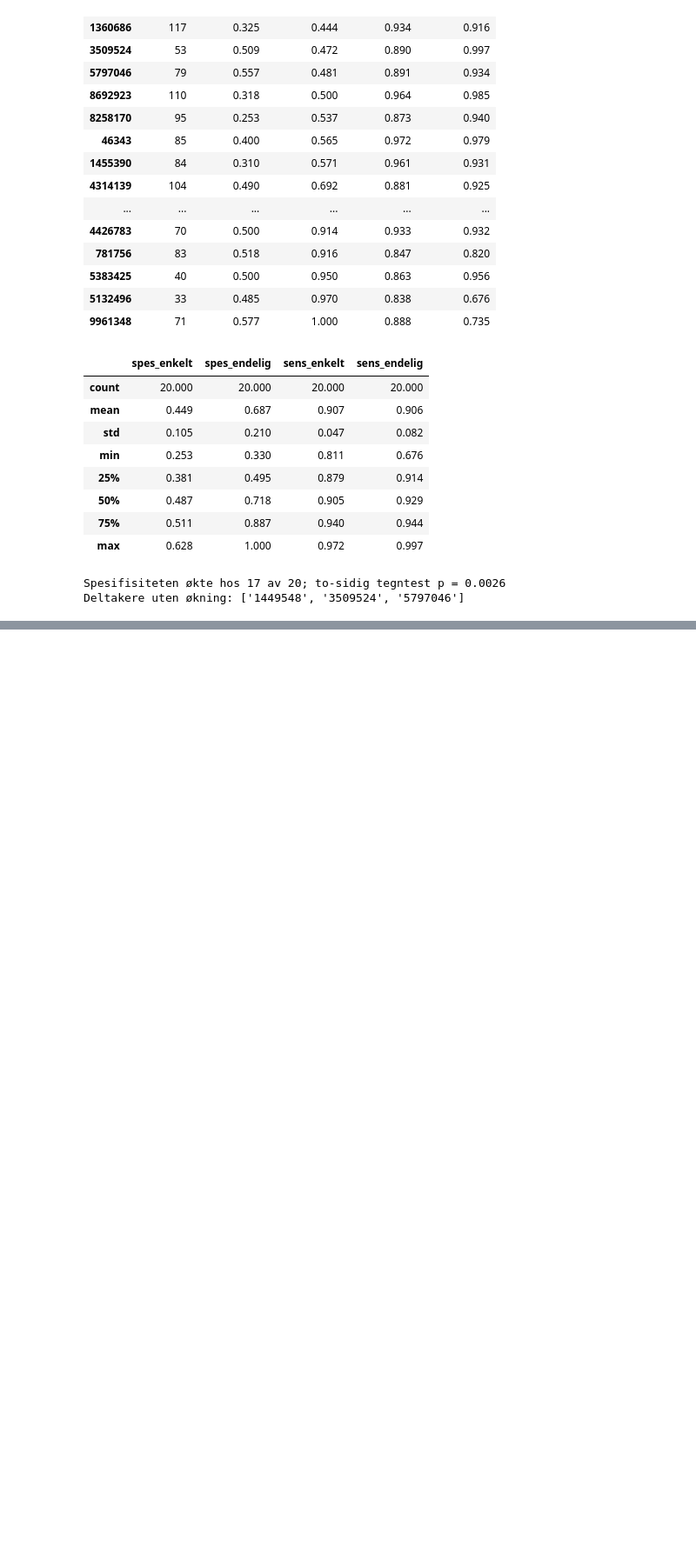
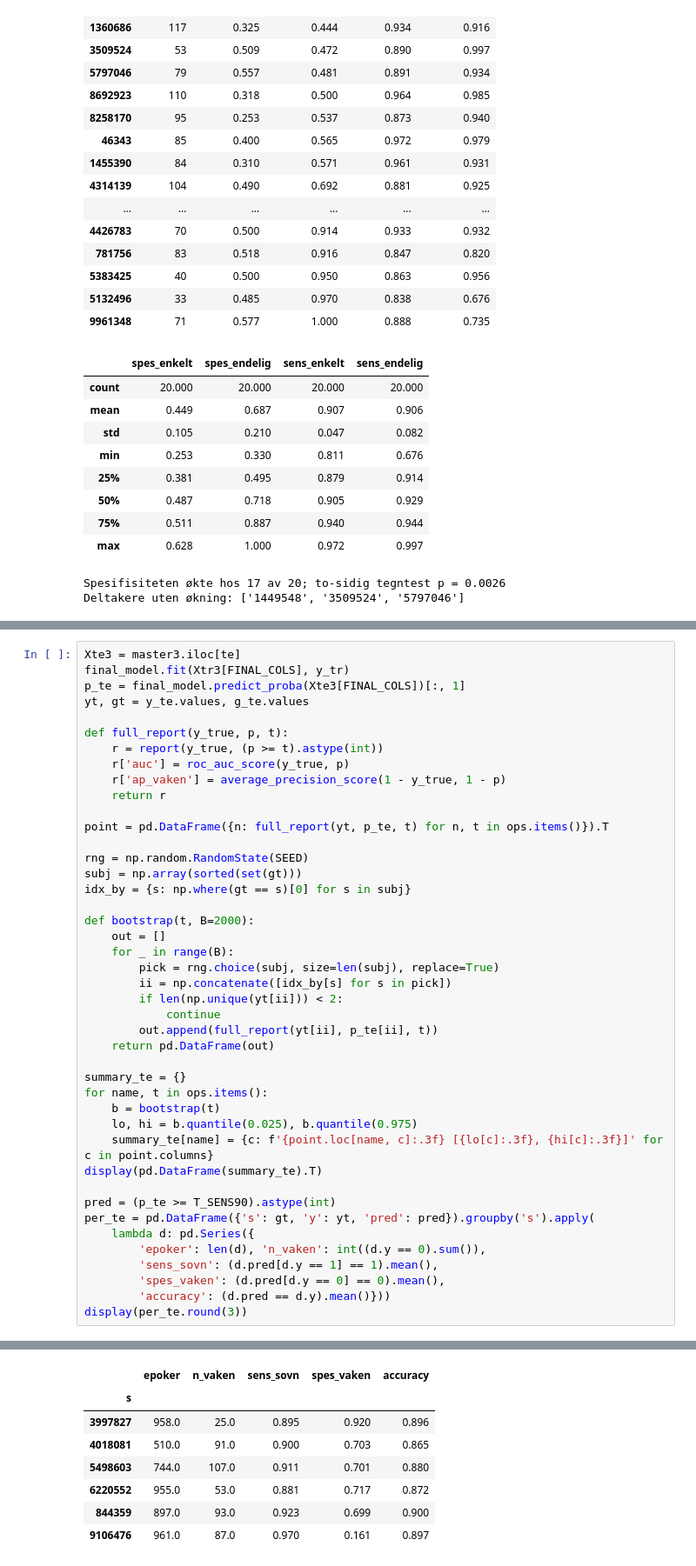
Before and after one commit to LaCodeNor/IT6119, a Jupyter notebook: final_project_laho.ipynb, the cells around one changed output, grey strips where cells are left out. Shown at 87% size. Cells and saved outputs as stored; diff of their text form; blank space fills up the shorter version.

```diff
--- a/final_project_laho.ipynb
+++ b/final_project_laho.ipynb
@@ -898,0 +902,44 @@ Deltakere uten økning: ['1449548', '3509524', '5797046']
+# %%
+Xte3 = master3.iloc[te]
+final_model.fit(Xtr3[FINAL_COLS], y_tr)
+p_te = final_model.predict_proba(Xte3[FINAL_COLS])[:, 1]
+yt, gt = y_te.values, g_te.values
+
+def full_report(y_true, p, t):
+    r = report(y_true, (p >= t).astype(int))
+    r['auc'] = roc_auc_score(y_true, p)
+    r['ap_vaken'] = average_precision_score(1 - y_true, 1 - p)
+    return r
+
+point = pd.DataFrame({n: full_report(yt, p_te, t) for n, t in ops.items()}).T
+
+rng = np.random.RandomState(SEED)
+subj = np.array(sorted(set(gt)))
+idx_by = {s: np.where(gt == s)[0] for s in subj}
+
+def bootstrap(t, B=2000):
+    out = []
+    for _ in range(B):
+        pick = rng.choice(subj, size=len(subj), replace=True)
+        ii = np.concatenate([idx_by[s] for s in pick])
+        if len(np.unique(yt[ii])) < 2:
+            continue
+        out.append(full_report(yt[ii], p_te[ii], t))
+    return pd.DataFrame(out)
+
+summary_te = {}
+for name, t in ops.items():
+    b = bootstrap(t)
+    lo, hi = b.quantile(0.025), b.quantile(0.975)
+    summary_te[name] = {c: f'{point.loc[name, c]:.3f} [{lo[c]:.3f}, {hi[c]:.3f}]' for c in point.columns}
+display(pd.DataFrame(summary_te).T)
+
+pred = (p_te >= T_SENS90).astype(int)
+per_te = pd.DataFrame({'s': gt, 'y': yt, 'pred': pred}).groupby('s').apply(
+    lambda d: pd.Series({
+        'epoker': len(d), 'n_vaken': int((d.y == 0).sum()),
+        'sens_sovn': (d.pred[d.y == 1] == 1).mean(),
+        'spes_vaken': (d.pred[d.y == 0] == 0).mean(),
+        'accuracy': (d.pred == d.y).mean()}))
+display(per_te.round(3))
+# %% [output]
@@ -898,0 +950,8 @@ Deltakere uten økning: ['1449548', '3509524', '5797046']
+|  | epoker | n_vaken | sens_sovn | spes_vaken | accuracy |
+| s |  |  |  |  |  |
+| 3997827 | 958.0 | 25.0 | 0.895 | 0.920 | 0.896 |
+| 4018081 | 510.0 | 91.0 | 0.900 | 0.703 | 0.865 |
+| 5498603 | 744.0 | 107.0 | 0.911 | 0.701 | 0.880 |
+| 6220552 | 955.0 | 53.0 | 0.881 | 0.717 | 0.872 |
+| 844359 | 897.0 | 93.0 | 0.923 | 0.699 | 0.900 |
+| 9106476 | 961.0 | 87.0 | 0.970 | 0.161 | 0.897 |
```
Also changed, not shown: parts of 4 cells of this notebook.
